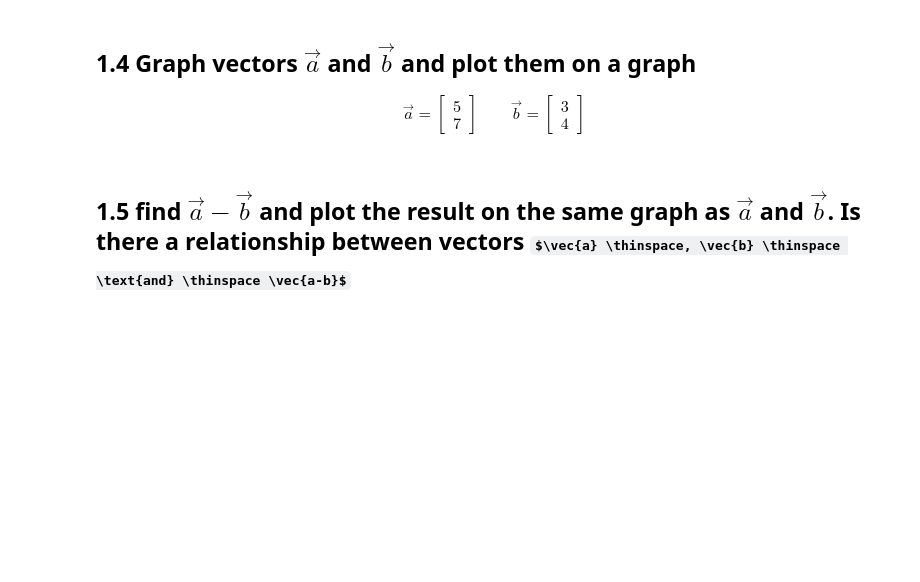
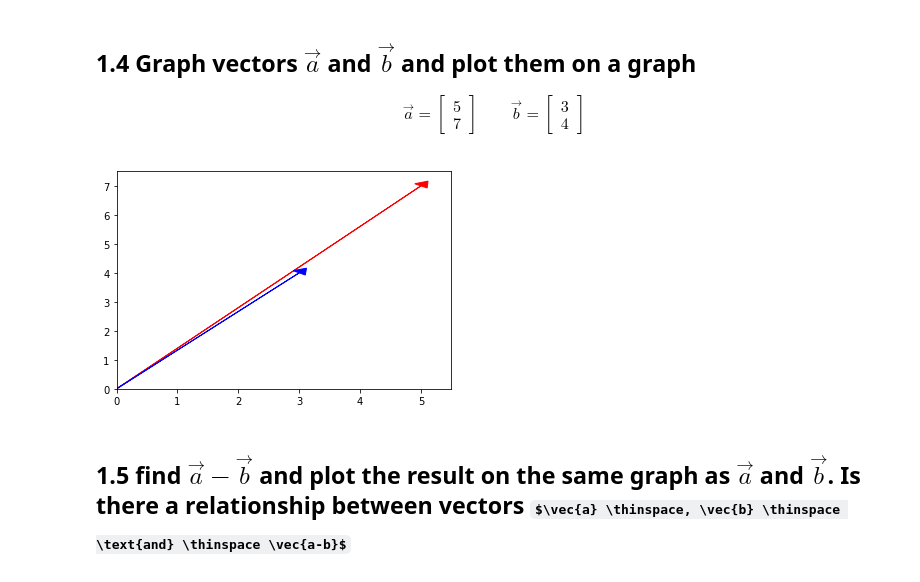
Before and after one commit to Daniel-Fernandez-951/DS-Unit-1-Sprint-3-Linear-Algebra, a Jupyter notebook: module1-vectors-and-matrices/Daniel_Fernandez_DS20_LS_DS_131_Vectors_and_Matrices_Assignment.ipynb, the cells around one changed output. Cells and saved outputs as stored; diff of their text form; code cells hidden in the pictures; some formulas as TeX source; blank space fills up the shorter version.

```diff
--- a/module1-vectors-and-matrices/Daniel_Fernandez_DS20_LS_DS_131_Vectors_and_Matrices_Assignment.ipynb
+++ b/module1-vectors-and-matrices/Daniel_Fernandez_DS20_LS_DS_131_Vectors_and_Matrices_Assignment.ipynb
@@ -25,5 +77,15 @@ print(pi)
 \qquad
 \vec{b} = \begin{bmatrix} 3 \\4 \end{bmatrix}
 \end{align}
+# %%
+a = np.array([[5], [7]])
+b = np.array([[3], [4]])
+
+plt.arrow(0,0, a[0][0], a[1][0], head_width=0.25, head_length=0.2, color='r')
+plt.arrow(0,0, b[0][0], b[1][0], head_width=0.25, head_length=0.2, color='b')
+plt.axis([0,5.5, 0,7.5])
+plt.show()
+# %% [output]
+[figure, added]
 # %% [markdown]
 ## 1.5 find $\vec{a} - \vec{b}$ and plot the result on the same graph as $\vec{a}$ and $\vec{b}$. Is there a relationship between vectors $\vec{a} \thinspace, \vec{b} \thinspace \text{and} \thinspace \vec{a-b}$
```
Also changed, not shown: parts of 19 cells of this notebook.
